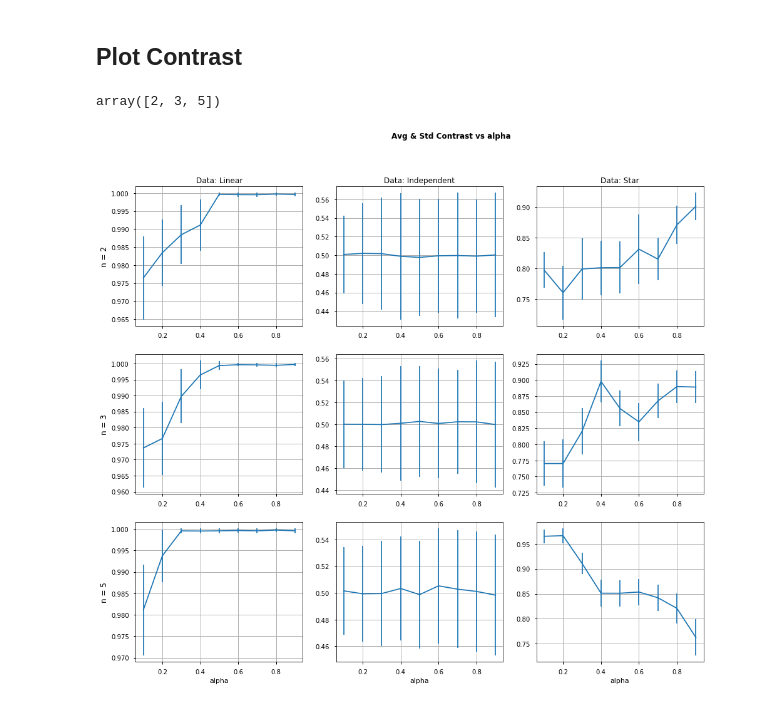
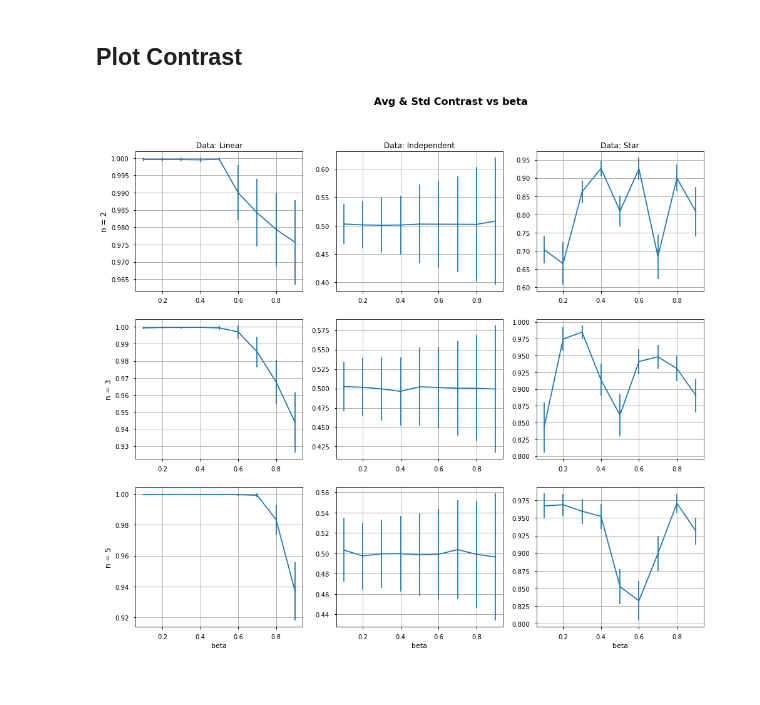
Before and after one commit to edouardfouche/MCDE, a Jupyter notebook: visualize/PowerAlphaBeta.ipynb, the cells around one changed output. Cells and saved outputs as stored; diff of their text form; code cells hidden in the pictures.

```diff
--- a/visualize/PowerAlphaBeta.ipynb
+++ b/visualize/PowerAlphaBeta.ipynb
@@ -20,3 +21,3 @@ path_to_results = "../experiments/2018-11-06-13-48_PowerAlpha_/"
 # %%
-data = pd.read_csv(path_to_results + "PowerAlpha.csv", header=0)
-data["category"] = [x.split("-")[0] for x in data["refId"]]
+data_alpha = pd.read_csv(path_to_results_alpha + "PowerAlpha.csv", header=0)
+data_alpha["category"] = [x.split("-")[0] for x in data_alpha["refId"]]
@@ -32 +24,4 @@ data.head()
+# %%
+data_beta = pd.read_csv(path_to_results_beta + "PowerBeta.csv", header=0)
+data_beta["category"] = [x.split("-")[0] for x in data_beta["refId"]]
 # %%
@@ -64,0 +71,12 @@ array(['0', 'LinearThenDummy', 'LinearPeriodic_2', 'Linear', 'Sine_5',
+# %%
+varPara = "beta" # Must be either or "alpha" or "beta"
+
+if varPara == "alpha":
+    data = data_alpha
+elif varPara == "beta":
+    data = data_beta
+else:
+    raise ValueError("varPara must be either or \"alpha\" or \"beta\"")
+
+selectedDims = data["nDim"].unique()
+selectedDims # Must be 3 Dims
@@ -69,5 +91,0 @@ selectedCategories = ['Linear','Independent', 'Star'] # Must be 3 Cats
-# %%
-selectedDims = data["nDim"].unique()
-selectedDims # Must be 3 Dims
-# %% [output]
-array([2, 3, 5])
@@ -76,9 +92,7 @@ selectedTest = "MWP" # Must be 1 Test
-# %%
-varPara = "alpha" # Must be either or "alpha" or "beta"
 # %%
 # noise == 0
 fig = plt.figure(figsize = (14,12)) # Adjust Size
-fig.suptitle("Avg & Std Contrast vs " + varPara, fontweight = "bold")
+fig.suptitle("Avg & Std Contrast vs " + varPara, fontweight = "bold", fontsize = 16)
 
 # 1 Row
 subset = data[(data["category"] == selectedCategories[0]) & (data["nDim"] == selectedDims[0]) & (data["testId"] == selectedTest) & (data["noise"] == 0)]
@@ -119,32 +133,31 @@ plt.subplot(336)
 plt.errorbar(x = subset[varPara], y = subset["avgContrast"], yerr = subset["stdContrast"])
 plt.grid(True)
 
 # 3 Row
-
 subset = data[(data["category"] == selectedCategories[0]) & (data["nDim"] == selectedDims[2]) & (data["testId"] == selectedTest) & (data["noise"] == 0)]
 plt.subplot(337)
 plt.errorbar(x = subset[varPara], y = subset["avgContrast"], yerr = subset["stdContrast"])
 plt.ylabel("n = " + str(selectedDims[2]), size = "large")
 plt.xlabel(str(varPara))
 plt.grid(True)
 plt.subplots_adjust(bottom = 0.001, left = 0.0001)
 
 subset = data[(data["category"] == selectedCategories[1]) & (data["nDim"] == selectedDims[2]) & (data["testId"] == selectedTest) & (data["noise"] == 0)]
 plt.subplot(338)
 plt.errorbar(x = subset[varPara], y = subset["avgContrast"], yerr = subset["stdContrast"])
 plt.xlabel(str(varPara))
 plt.grid(True)
 
 subset = data[(data["category"] == selectedCategories[2]) & (data["nDim"] == selectedDims[2]) & (data["testId"] == selectedTest) & (data["noise"] == 0)]
 plt.subplot(339)
 plt.errorbar(x = subset[varPara], y = subset["avgContrast"], yerr = subset["stdContrast"])
 plt.xlabel(str(varPara))
 plt.grid(True)
 
 # Saving
 savestring = ("Contrast " + varPara + "_" + selectedCategories[0] + " " + selectedCategories[1] + " "
               + selectedCategories[2])
 savepath = "plots/"
 fig.savefig(savepath + savestring + ".pdf", bbox_inches='tight')
 # %% [output]
-[figure, old version]
+[figure, new version]
```
Also changed, not shown: parts of 16 cells of this notebook.
